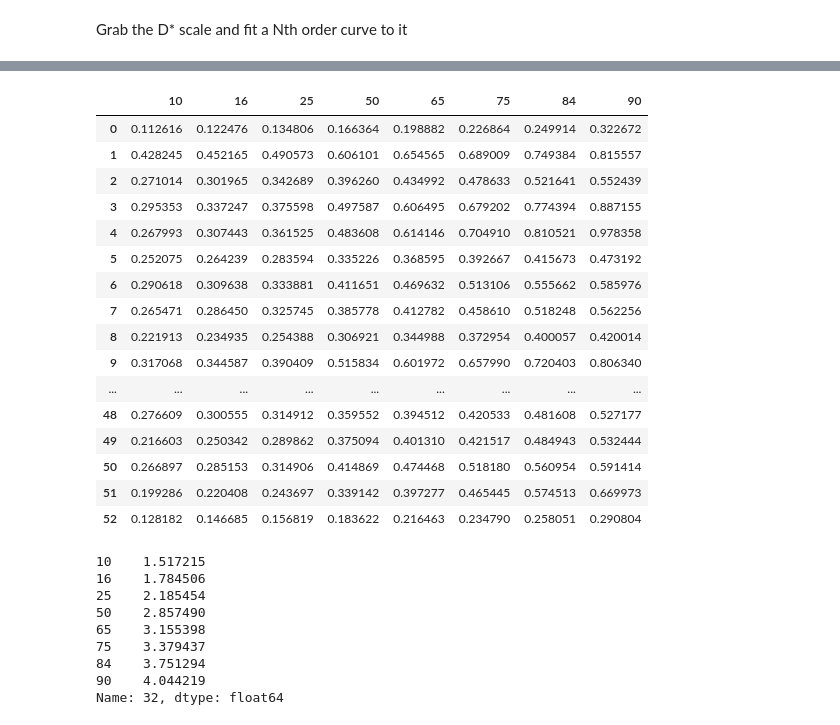
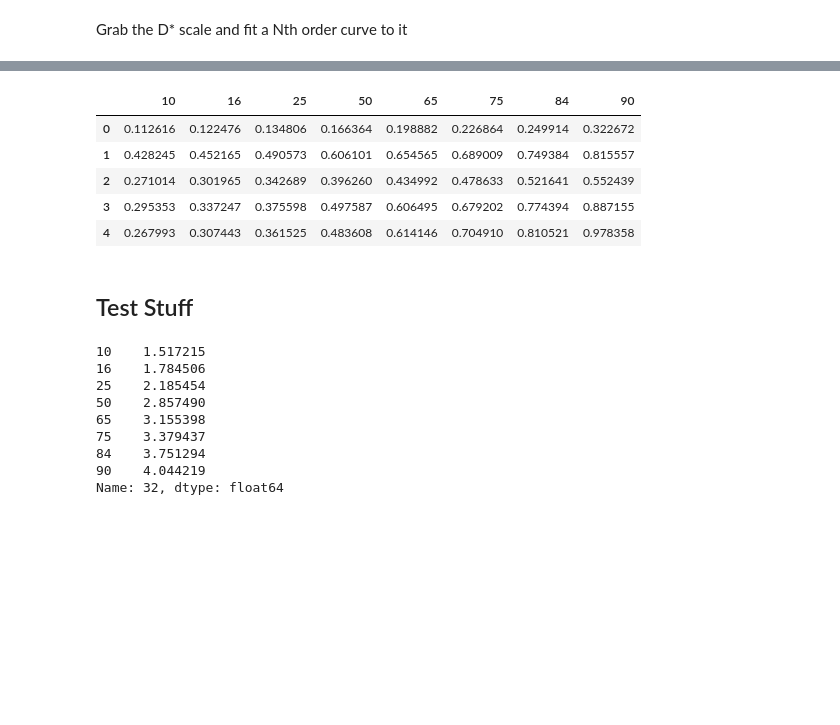
Before and after one commit to BerkeleySandProject/py-sand-mapping, a Jupyter notebook: groundtruths/sedinet/sedinet_gt.ipynb, the cells around one changed output, grey strips where cells are left out. Saved outputs shown, nothing was run; the diff lists cells and outputs as text; code cells hidden in the pictures; blank space fills up the shorter version.

```diff
--- a/groundtruths/sedinet/sedinet_gt.ipynb
+++ b/groundtruths/sedinet/sedinet_gt.ipynb
@@ -266,33 +239,24 @@ Name: 0, dtype: object
 # %%
 #grab only the columns of df_merged that start with 'd' and is followed by a number
 sieve_df = df_merged.filter(regex='^d\d+$')
 
 #rename the columns of sieve_df to be the number that follows 'd'
 sieve_df.columns = sieve_df.columns.str.replace('d', '')
 
-sieve_df
+sieve_df.head()
 #iterate over sieve_df and fit a curve to each row and plot it
 # for i in range(len(sieve_df)):
 #     plt.plot(sieve_df.iloc[i])
 # plt.show()
 # %% [output]
 |  | 10 | 16 | 25 | 50 | 65 | 75 | 84 | 90 |
 | 0 | 0.112616 | 0.122476 | 0.134806 | 0.166364 | 0.198882 | 0.226864 | 0.249914 | 0.322672 |
 | 1 | 0.428245 | 0.452165 | 0.490573 | 0.606101 | 0.654565 | 0.689009 | 0.749384 | 0.815557 |
 | 2 | 0.271014 | 0.301965 | 0.342689 | 0.396260 | 0.434992 | 0.478633 | 0.521641 | 0.552439 |
 | 3 | 0.295353 | 0.337247 | 0.375598 | 0.497587 | 0.606495 | 0.679202 | 0.774394 | 0.887155 |
 | 4 | 0.267993 | 0.307443 | 0.361525 | 0.483608 | 0.614146 | 0.704910 | 0.810521 | 0.978358 |
-| 5 | 0.252075 | 0.264239 | 0.283594 | 0.335226 | 0.368595 | 0.392667 | 0.415673 | 0.473192 |
-| 6 | 0.290618 | 0.309638 | 0.333881 | 0.411651 | 0.469632 | 0.513106 | 0.555662 | 0.585976 |
-| 7 | 0.265471 | 0.286450 | 0.325745 | 0.385778 | 0.412782 | 0.458610 | 0.518248 | 0.562256 |
-| 8 | 0.221913 | 0.234935 | 0.254388 | 0.306921 | 0.344988 | 0.372954 | 0.400057 | 0.420014 |
-| 9 | 0.317068 | 0.344587 | 0.390409 | 0.515834 | 0.601972 | 0.657990 | 0.720403 | 0.806340 |
-| ... | ... | ... | ... | ... | ... | ... | ... | ... |
-| 48 | 0.276609 | 0.300555 | 0.314912 | 0.359552 | 0.394512 | 0.420533 | 0.481608 | 0.527177 |
-| 49 | 0.216603 | 0.250342 | 0.289862 | 0.375094 | 0.401310 | 0.421517 | 0.484943 | 0.532444 |
-| 50 | 0.266897 | 0.285153 | 0.314906 | 0.414869 | 0.474468 | 0.518180 | 0.560954 | 0.591414 |
-| 51 | 0.199286 | 0.220408 | 0.243697 | 0.339142 | 0.397277 | 0.465445 | 0.574513 | 0.669973 |
-| 52 | 0.128182 | 0.146685 | 0.156819 | 0.183622 | 0.216463 | 0.234790 | 0.258051 | 0.290804 |
+# %% [markdown]
+## Test Stuff
 # %%
 sample = sieve_df.iloc[11]
 sample = sieve_df.iloc[32]
```
Also changed, not shown: parts of 21 cells of this notebook, 1 other file.
